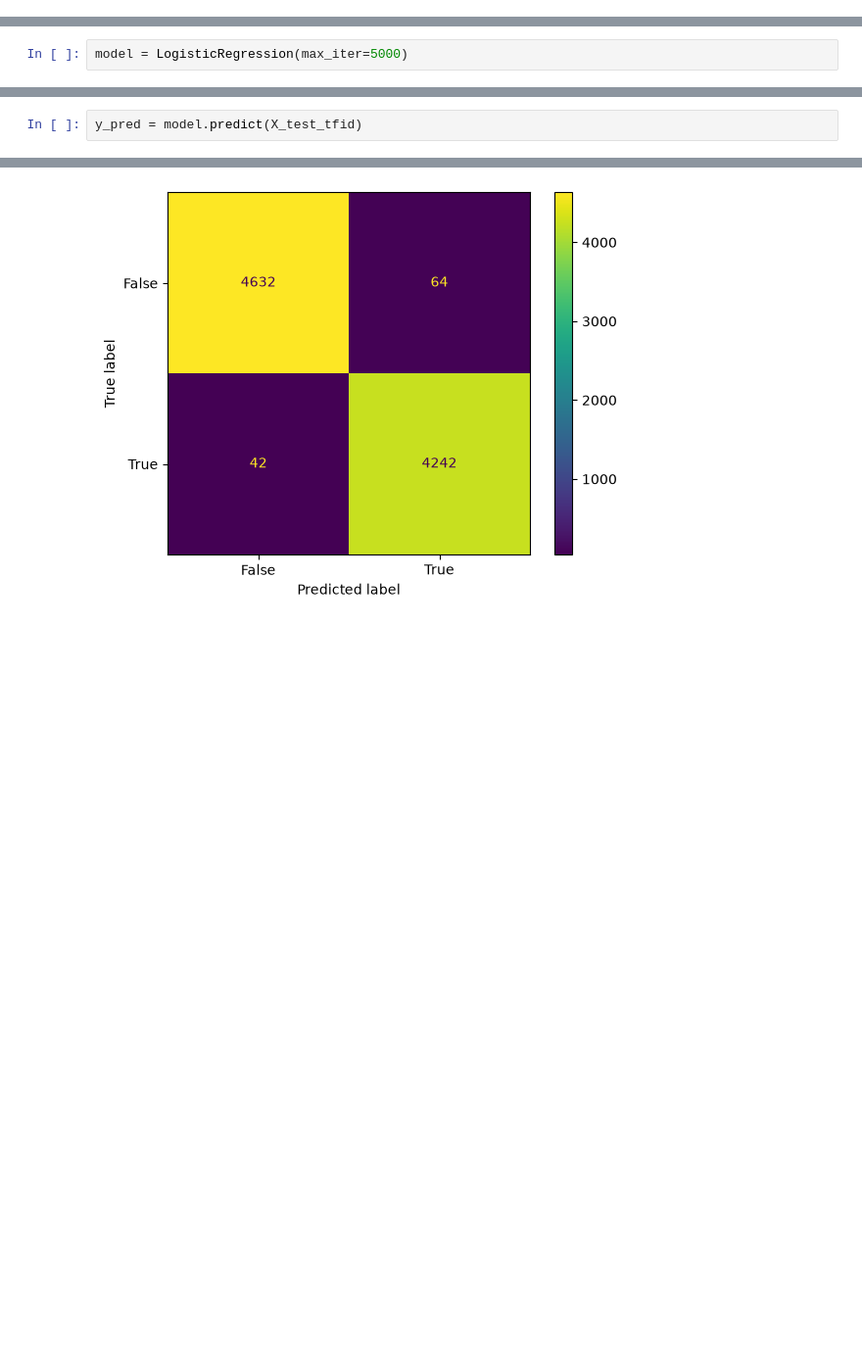
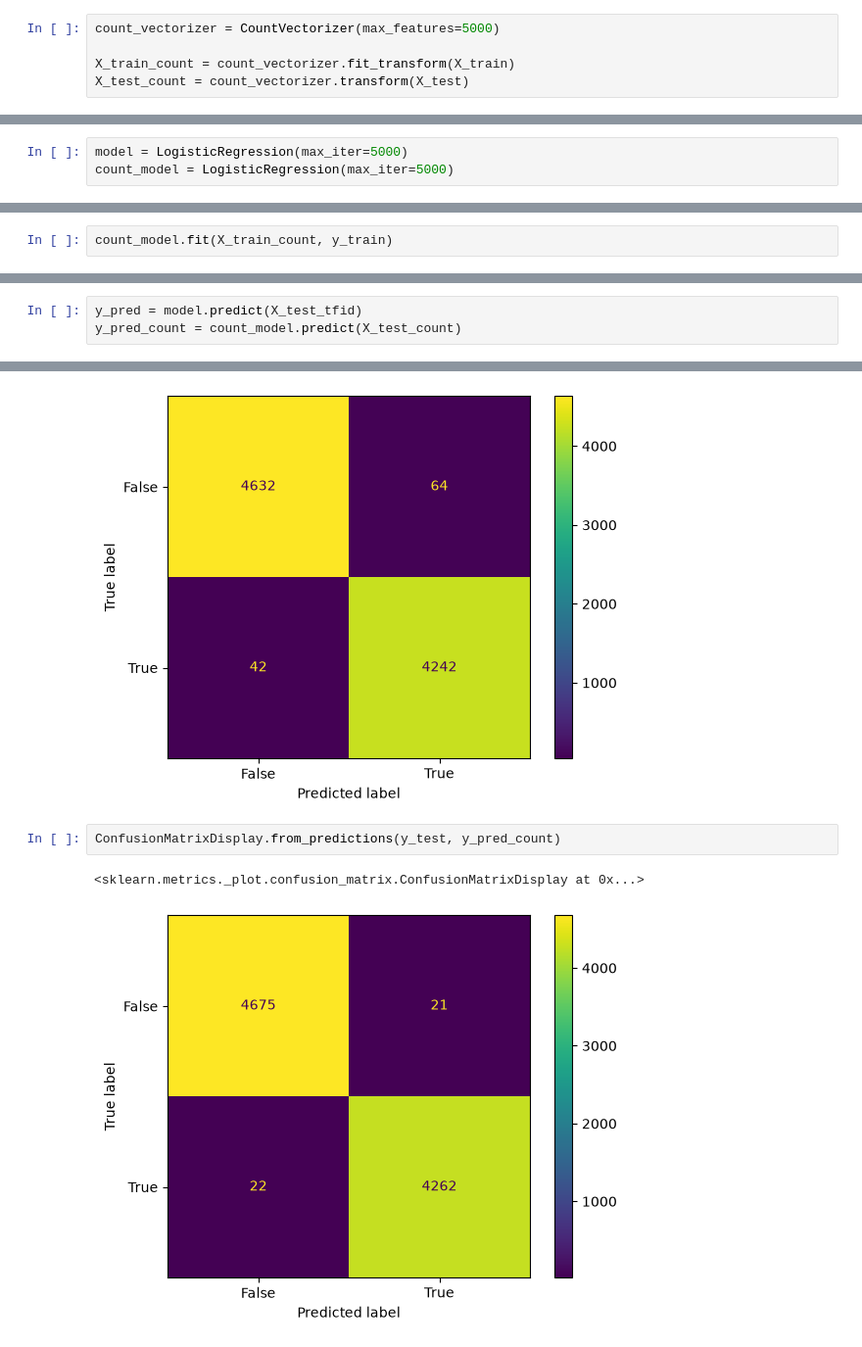
Before and after one commit to YashInLogN/NewsDetection, a Jupyter notebook: notebooks/data_exploration.ipynb, the cells around one changed output, grey strips where cells are left out. Shown at 98% size. Cells and saved outputs as stored; diff of their text form; blank space fills up the shorter version.

Commit message:
Checking different vectorizer on the data, for eg: i)TfidVectorizer, ii) CountVectorizer.

```diff
--- a/notebooks/data_exploration.ipynb
+++ b/notebooks/data_exploration.ipynb
@@ -121,6 +121,11 @@ vectorizer = TfidfVectorizer(max_features=5000)
 
 X_train_tfid = vectorizer.fit_transform(X_train)
 X_test_tfid = vectorizer.transform(X_test)
+# %%
+count_vectorizer = CountVectorizer(max_features=5000)
+
+X_train_count = count_vectorizer.fit_transform(X_train)
+X_test_count = count_vectorizer.transform(X_test)
 # %%
 X_train_tfid.shape
 # %% [output]
@@ -131,7 +136,10 @@ X_test_tfid.shape
 (8980, 5000)
 # %%
 model = LogisticRegression(max_iter=5000)
+count_model = LogisticRegression(max_iter=5000)
 # %%
 model.fit(X_train_tfid, y_train)
 # %% [output]
 LogisticRegression(max_iter=5000)
+# %%
+count_model.fit(X_train_count, y_train)
@@ -138,8 +148,14 @@ LogisticRegression(max_iter=5000)
 # %%
 y_pred = model.predict(X_test_tfid)
+y_pred_count = count_model.predict(X_test_count)
 # %%
 ConfusionMatrixDisplay.from_predictions(y_test, y_pred)
 # %% [output]
 <sklearn.metrics._plot.confusion_matrix.ConfusionMatrixDisplay at 0x...>
 [figure]
+# %%
+ConfusionMatrixDisplay.from_predictions(y_test, y_pred_count)
+# %% [output]
+<sklearn.metrics._plot.confusion_matrix.ConfusionMatrixDisplay at 0x...>
+[figure, added]
 # %%
```
Also changed, not shown: parts of 4 cells of this notebook.
